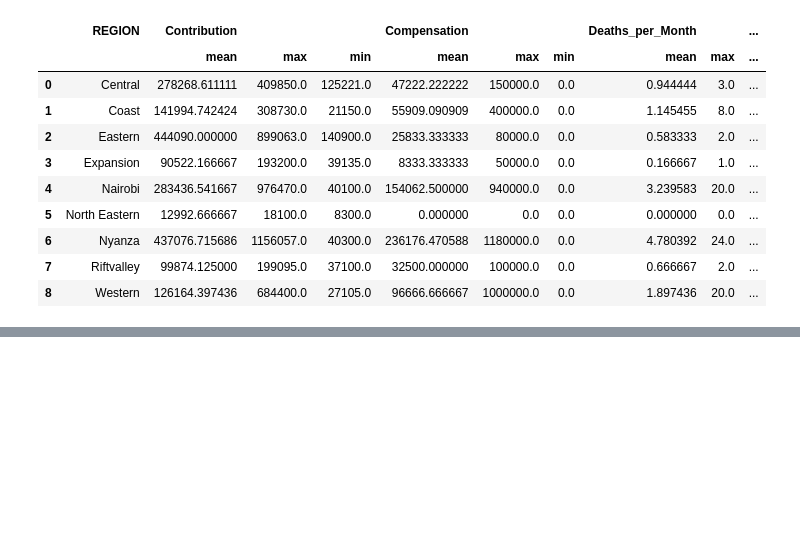
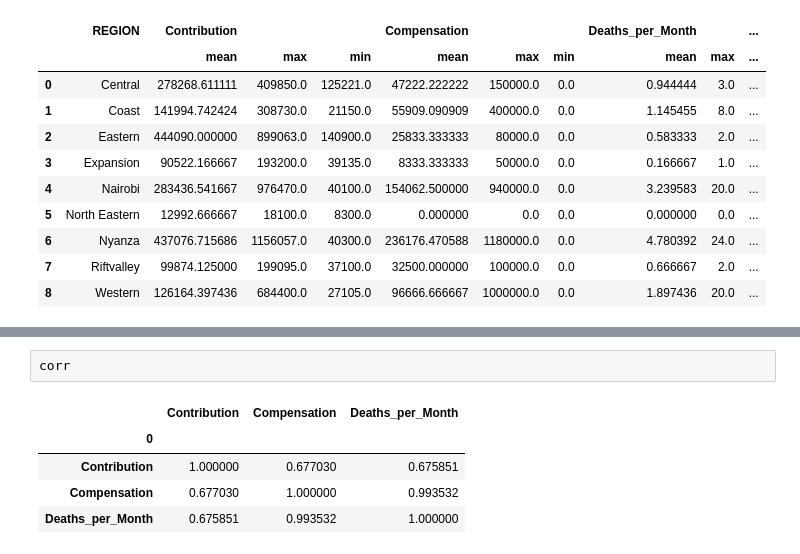
Before and after one commit to stevejj4/Data-Cleaning, a Jupyter notebook: SUN_Report.ipynb, the cells around one changed output, grey strips where cells are left out. Cells and saved outputs as stored; diff of their text form; blank space fills up the shorter version.

```diff
--- a/SUN_Report.ipynb
+++ b/SUN_Report.ipynb
@@ -356,0 +367,8 @@ metrics
+# %%
+corr
+# %% [output]
+|  | Contribution | Compensation | Deaths_per_Month |
+| 0 |  |  |  |
+| Contribution | 1.000000 | 0.677030 | 0.675851 |
+| Compensation | 0.677030 | 1.000000 | 0.993532 |
+| Deaths_per_Month | 0.675851 | 0.993532 | 1.000000 |
```
Also changed, not shown: parts of 2 cells of this notebook.
